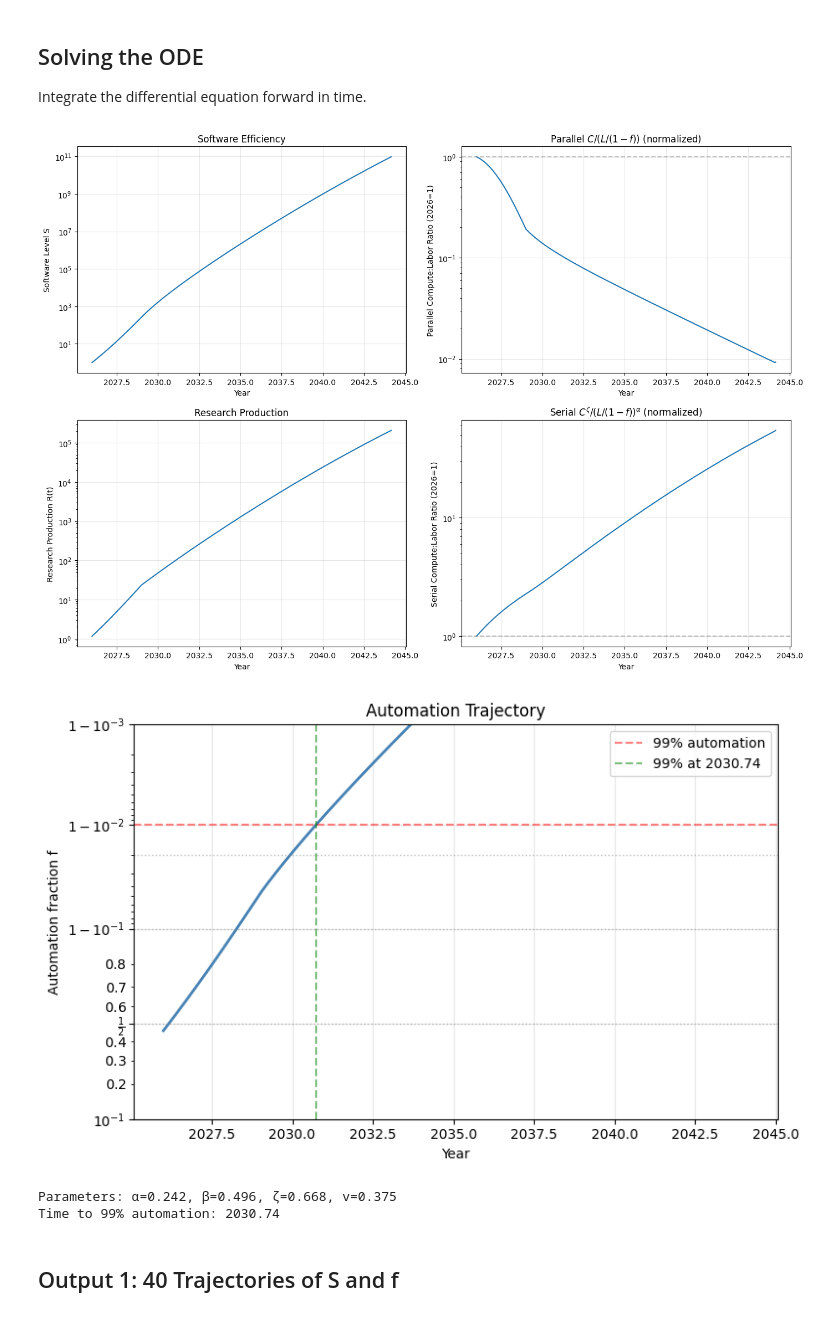
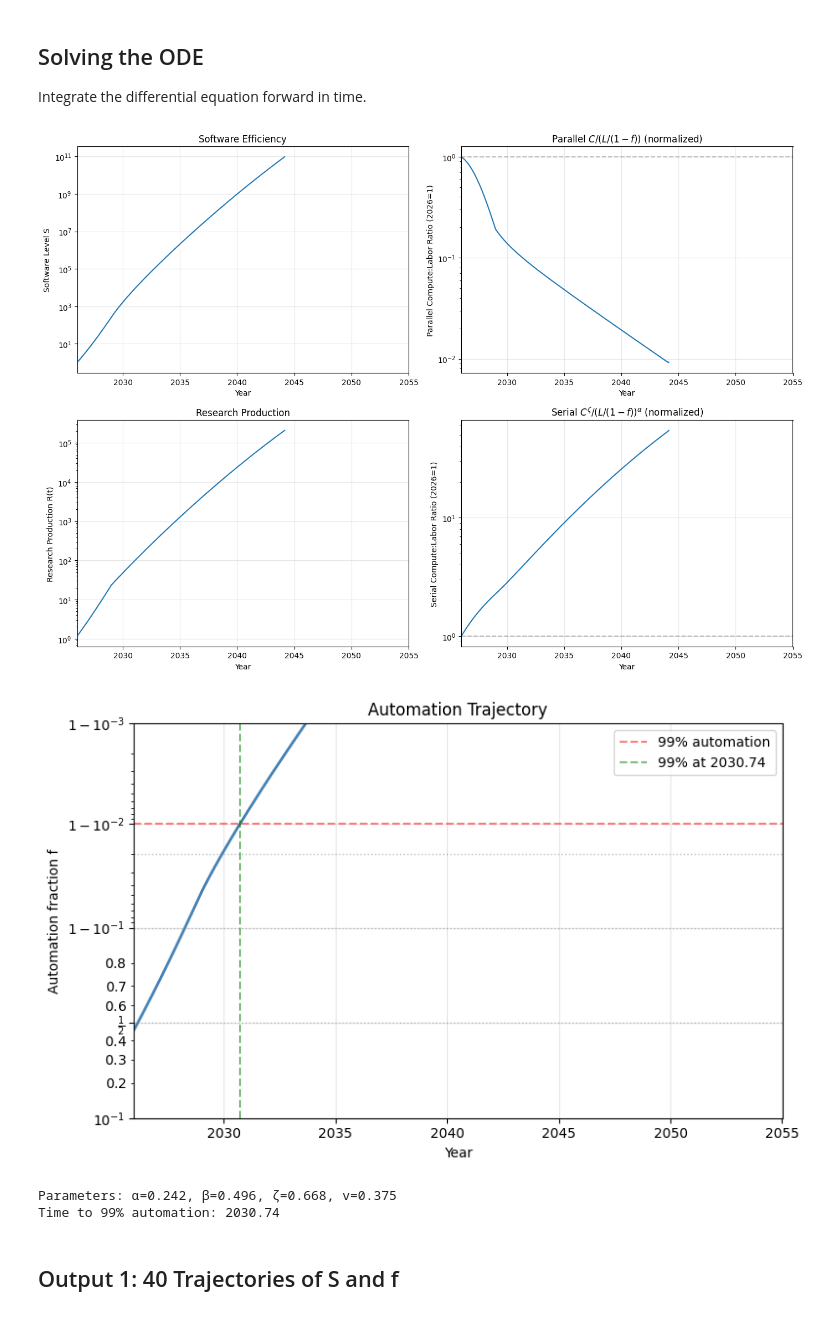
Before and after one commit to tkwa/ai-takeoff-model, a Jupyter notebook: takeoff_simulation.ipynb, the cells around one changed output. Cells and saved outputs as stored; diff of their text form; code cells hidden in the pictures.

```diff
--- a/takeoff_simulation.ipynb
+++ b/takeoff_simulation.ipynb
@@ -42,6 +42,7 @@ from IPython.display import display
 YEAR_START = 2026  # Start year of simulation
 YEAR_CUTOFF = 2070  # Cutoff year for "not reached" trajectories
 YEAR_NOT_REACHED = 2100  # Value assigned to trajectories that don't reach 99% by cutoff
+YEAR_PLOT_END = 2055  # End year for plot x-axes
 T_END = YEAR_CUTOFF - YEAR_START  # Simulation duration in years
 # %% [markdown]
 ## Parameter Sampling
@@ -450,6 +451,7 @@ if t_arr is not None:
     axes[0, 0].set_yscale('log')
     axes[0, 0].set_title('Software Efficiency')
     axes[0, 0].grid(True, alpha=0.3)
+    axes[0, 0].set_xlim(YEAR_START, YEAR_PLOT_END)
 
     # Top right: Parallel compute:labor ratio (raw, no exponents)
     axes[0, 1].plot(t_arr + YEAR_START, parallel_ratio_arr)
@@ -459,6 +461,7 @@ if t_arr is not None:
     axes[0, 1].set_title('Parallel $C / (L/(1-f))$ (normalized)')
     axes[0, 1].axhline(1, color='gray', linestyle='--', alpha=0.5)
     axes[0, 1].grid(True, alpha=0.3)
+    axes[0, 1].set_xlim(YEAR_START, YEAR_PLOT_END)
 
     # Bottom left: R(t)
     axes[1, 0].plot(t_arr + YEAR_START, R_arr)
@@ -467,6 +470,7 @@ if t_arr is not None:
     axes[1, 0].set_yscale('log')
     axes[1, 0].set_title('Research Production')
     axes[1, 0].grid(True, alpha=0.3)
+    axes[1, 0].set_xlim(YEAR_START, YEAR_PLOT_END)
 
     # Bottom right: Serial compute:labor ratio (with exponents)
     axes[1, 1].plot(t_arr + YEAR_START, serial_ratio_arr)
@@ -475,35 +479,37 @@ if t_arr is not None:
     axes[1, 1].set_yscale('log')
     axes[1, 1].set_title('Serial $C^\\zeta / (L/(1-f))^\\alpha$ (normalized)')
     axes[1, 1].axhline(1, color='gray', linestyle='--', alpha=0.5)
     axes[1, 1].grid(True, alpha=0.3)
+    axes[1, 1].set_xlim(YEAR_START, YEAR_PLOT_END)
 
     plt.tight_layout()
     plt.show()
 
     # Separate automation trajectory plot
     fig2, ax_f = plt.subplots(figsize=(8, 5))
     ax_f.plot(t_arr + YEAR_START, f_arr, linewidth=2, color='steelblue')
     ax_f.axhline(0.99, color='red', linestyle='--', alpha=0.5, label='99% automation')
     if time_99:
         ax_f.axvline(time_99, color='green', linestyle='--', alpha=0.5, label=f'99% at {time_99:.2f}')
     ax_f.set_xlabel('Year')
     ax_f.set_ylabel('Automation fraction f')
     ax_f.set_title('Automation Trajectory')
     ax_f.set_yscale('logit')
     ax_f.set_ylim(0.1, 0.999)
     ax_f.axhline(0.5, color='gray', linestyle=':', alpha=0.5, linewidth=1)
     ax_f.axhline(0.9, color='gray', linestyle=':', alpha=0.5, linewidth=1)
     ax_f.axhline(0.98, color='gray', linestyle=':', alpha=0.5, linewidth=1)
     ax_f.legend()
     ax_f.grid(True, alpha=0.3)
+    ax_f.set_xlim(YEAR_START, YEAR_PLOT_END)
     plt.tight_layout()
     plt.show()
 
     print(f"\nParameters: α={params['alpha']:.3f}, β={params['beta']:.3f}, ζ={params['zeta']:.3f}, v={params['v']:.3f}")
     print(f"Time to 99% automation: {time_99:.2f}" if time_99 else "Did not reach 99% automation")
 # %% [output]
-[figure, old version]
+[figure, new version]
-[figure, old version]
+[figure, new version]
 Parameters: α=0.242, β=0.496, ζ=0.668, v=0.375
 Time to 99% automation: 2030.74
 # %% [markdown]
```
Also changed, not shown: parts of 4 cells of this notebook, 3 other files.
